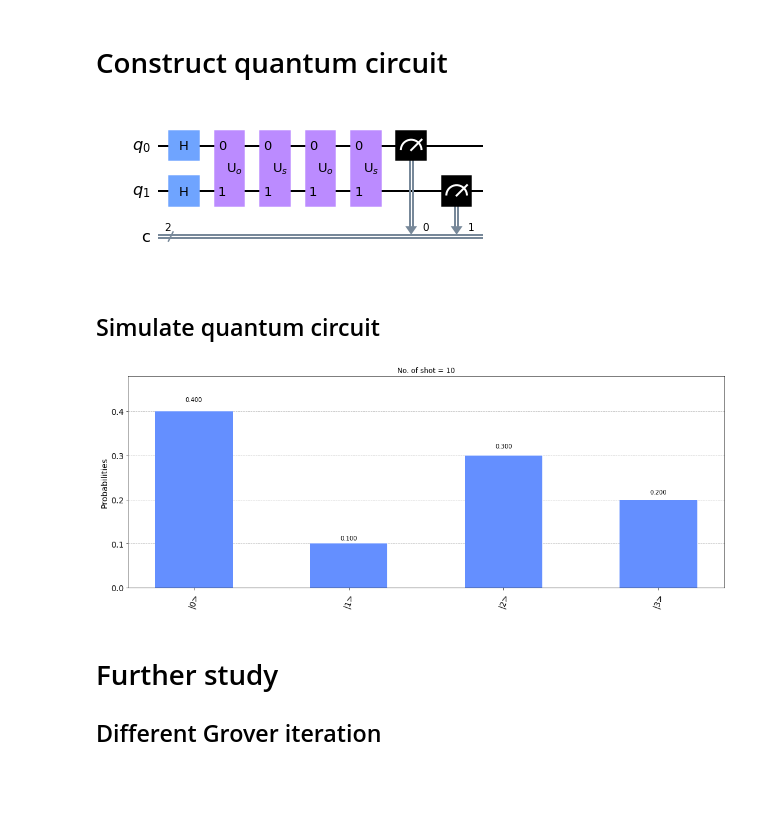
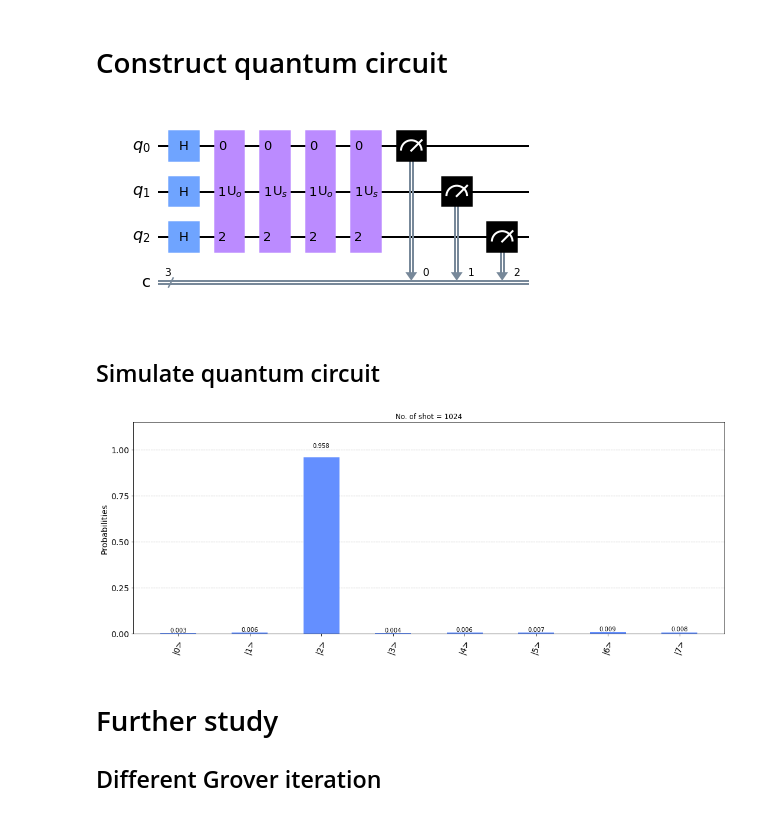
Before and after one commit to Jonathanchan1996/QM_Sandbox, a Jupyter notebook: finalProjSub.ipynb, the cells around one changed output. Cells and saved outputs as stored; diff of their text form; code cells hidden in the pictures; blank space fills up the shorter version.

```diff
--- a/finalProjSub.ipynb
+++ b/finalProjSub.ipynb
@@ -57,21 +57,21 @@ def grover(noQubit, winners, loopTime=None):
 # %% [markdown]
 # Construct quantum circuit
 # %%
-n = 2 #number of qubit
+n = 3 #number of qubit
 #x = int('01', 2)
 winners = [2] #Winner(s) list
 qc = grover(n, winners)
 #qc.draw()
 fig, ax = plt.subplots(ncols=1, figsize=(15,6))
 qc.draw(output='mpl', ax=ax)
 #fig.savefig('result/circuit'+str(n)+'qb_'+str(winner)+'win.png')
 # %% [output]
-[figure, old version]
+[figure, new version]
 # %% [markdown]
 ## Simulate quantum circuit
 # %%
 backend = Aer.get_backend('qasm_simulator')
-myshot=10
+myshot=1024
 result = execute(qc, backend, shots=myshot).result()
 counts = result.get_counts(qc)
 fig, ax = plt.subplots(ncols=1, figsize=(15,6))
@@ -85,7 +85,7 @@ fig.tight_layout()
 #fig.savefig('result/result'+str(n)+'qb_'+str(winner)+'win.png')
 #fig.savefig('result/result'+str(n)+'qb_'+str(winner)+'win.png')
 # %% [output]
-[figure, old version]
+[figure, new version]
 # %% [markdown]
 # Further study
 ## Different Grover iteration
```
Also changed, not shown: 2 other files.
